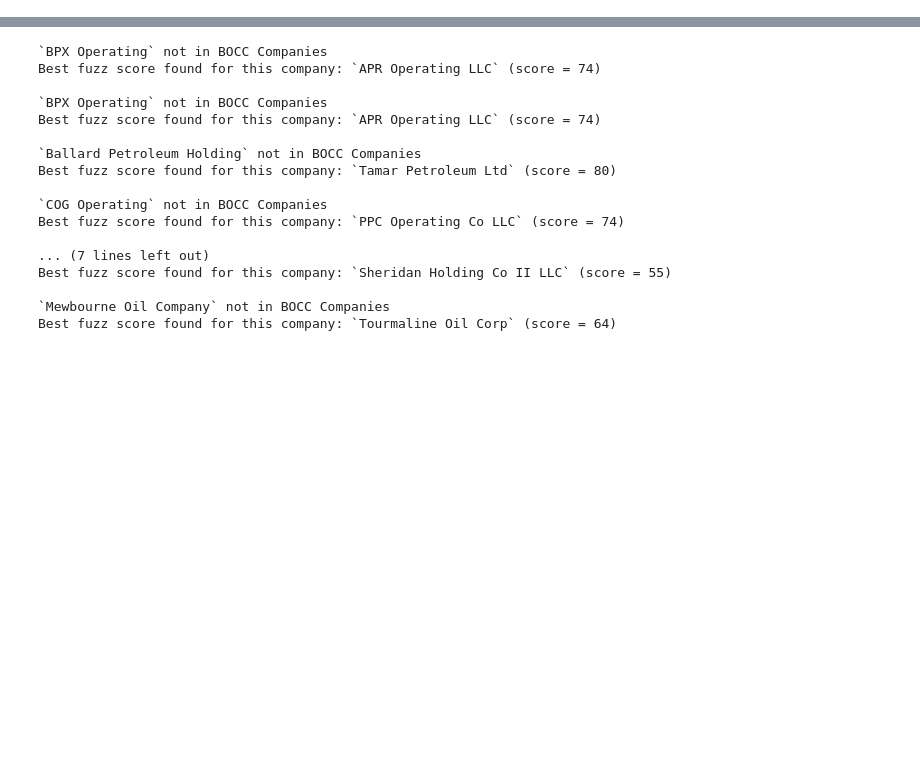
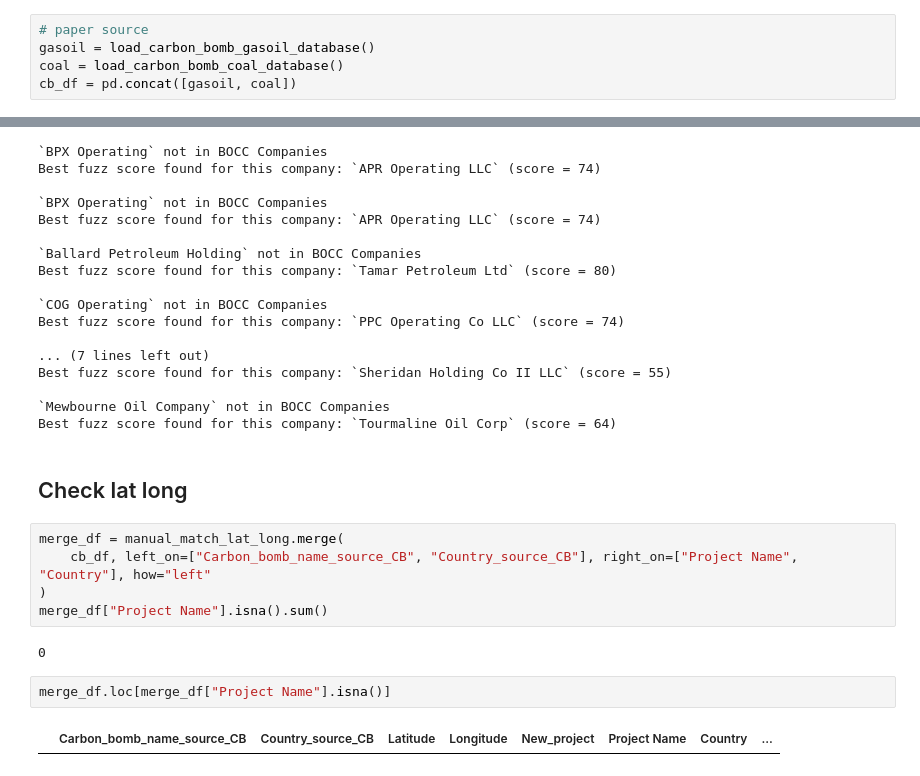
Before and after one commit to dataforgoodfr/CarbonBombs, a Jupyter notebook: check_manual_match.ipynb, the cells around one changed output, grey strips where cells are left out. Cells and saved outputs as stored; diff of their text form; blank space fills up the shorter version.

Commit message:
Rerun with fixes and manual matching updated

```diff
--- a/check_manual_match.ipynb
+++ b/check_manual_match.ipynb
@@ -21,6 +23,11 @@ from carbon_bombs.io.manual_match import manual_match_gasoil
 # GEM source
 gem_coal_df = pd.read_excel(FPATH_SRC_GEM_COAL, sheet_name='Global Coal Mine Tracker')
 gem_gasoil_df = pd.read_excel(FPATH_SRC_GEM_GASOIL, sheet_name='Main data',engine='openpyxl')
+# %%
+# paper source
+gasoil = load_carbon_bomb_gasoil_database()
+coal = load_carbon_bomb_coal_database()
+cb_df = pd.concat([gasoil, coal])
 # %%
 bocc_df = load_banking_climate_chaos()
 # %% [markdown]
@@ -106,3 +110,16 @@ Best fuzz score found for this company: `Sheridan Holding Co II LLC` (score = 55
 
 `Mewbourne Oil Company` not in BOCC Companies
 Best fuzz score found for this company: `Tourmaline Oil Corp` (score = 64)
+# %% [markdown]
+## Check lat long
+# %%
+merge_df = manual_match_lat_long.merge(
+    cb_df, left_on=["Carbon_bomb_name_source_CB", "Country_source_CB"], right_on=["Project Name", "Country"], how="left"
+)
+merge_df["Project Name"].isna().sum()
+# %% [output]
+0
+# %%
+merge_df.loc[merge_df["Project Name"].isna()]
+# %% [output]
+|  | Carbon_bomb_name_source_CB | Country_source_CB | Latitude | Longitude | New_project | Project Name | Country | ... |
```
Also changed, not shown: parts of 3 cells of this notebook, 23 other files.
